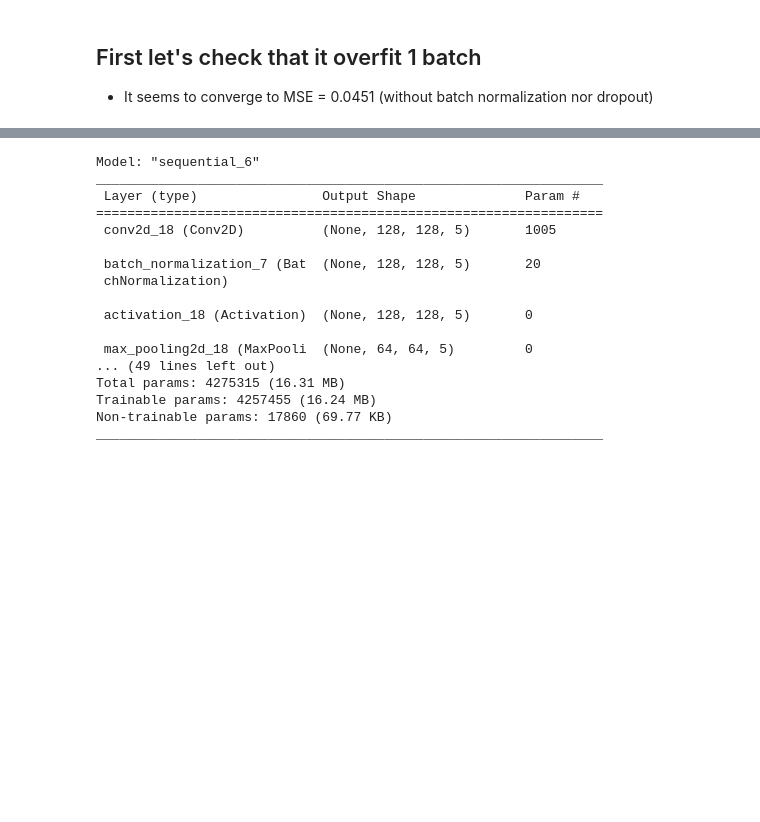
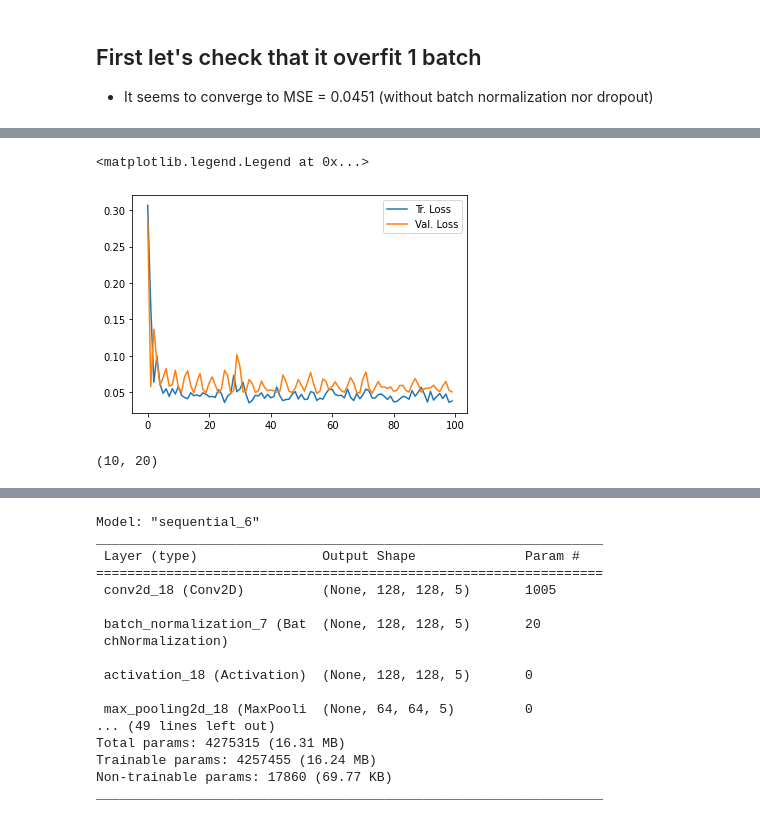
Before and after one commit to Martindelosrios/MaDaMe, a Jupyter notebook: codes/CNNs.ipynb, the cells around one changed output, grey strips where cells are left out. Drawn from its saved outputs; the diff is of its cells as text; code cells hidden in the pictures; blank space fills up the shorter version.

Commit message:
empece a hacer unas redes con torch

```diff
--- a/codes/CNNs.ipynb
+++ b/codes/CNNs.ipynb
@@ -134,0 +204,9 @@ output_dim        = y_trainset.shape[1]
+# %%
+
+actFunction = torch.relu  # Función de activación ReLU
+
+# Crear el modelo
+model = ConvNet(input_shape, intermediate_dim1, intermediate_dim2, intermediate_dim3, intermediate_dim4, output_dim, actFunction)
+
+# Mostrar la estructura del modelo
+print(model)
@@ -134,0 +225,23 @@ output_dim        = y_trainset.shape[1]
+# %%
+class CustomDataset(Dataset):
+    def __init__(self, x_data, y_data):
+        self.x_data = x_data
+        self.y_data = y_data
+
+    def __len__(self):
+        return len(self.x_data)
+
+    def __getitem__(self, idx):
+        # Convertir las imágenes y etiquetas a tensores
+        image = torch.tensor(self.x_data[idx], dtype=torch.float32)
+        label = torch.tensor(self.y_data[idx], dtype=torch.float32)
+        return image, label
+# %%
+# Crear los DataLoaders para entrenamiento y validación
+train_dataset = CustomDataset(x_trainset, y_trainset)
+val_dataset = CustomDataset(x_valset, y_valset)
+test_dataset = CustomDataset(x_testset, y_testset)
+
+train_loader = DataLoader(train_dataset, batch_size=32, shuffle=True)
+val_loader = DataLoader(val_dataset, batch_size=32, shuffle=False)
+test_loader = DataLoader(test_dataset, batch_size=32, shuffle=False)
@@ -134,0 +252,4 @@ output_dim        = y_trainset.shape[1]
+# %%
+# 4. Definir la función de pérdida y el optimizador
+criterion = nn.MSELoss()  # Para un problema de regresión o imagen de salida continua
+optimizer = optim.Adam(model.parameters(), lr=0.001)
@@ -134,0 +331,27 @@ output_dim        = y_trainset.shape[1]
+# %%
+plt.plot(train_loss, label = 'Tr. Loss')
+plt.plot(val_loss, label = 'Val. Loss')
+plt.legend()
+# %% [output]
+<matplotlib.legend.Legend at 0x...>
+[figure, added]
+# %%
+model.eval()  # Asegúrate de que el modelo esté en modo evaluación
+y_predicted = []  # Lista para almacenar las predicciones
+
+# Desactivamos el cálculo de gradientes durante la predicción
+with torch.no_grad():
+    for inputs, _ in test_loader:  # Usamos _ porque no necesitamos las etiquetas en x_testset
+
+        # Hacer predicciones
+        outputs = model(inputs)
+
+        # Almacenar las predicciones (por ejemplo, como numpy arrays)
+        y_predicted.append(outputs.numpy())  # Si necesitas los resultados como numpy
+
+# Convertir la lista de predicciones en un solo array
+y_predicted = np.concatenate(y_predicted, axis=0)
+
+print(y_predicted.shape)  # Esto te dará la forma de las predicciones
+# %% [output]
+(10, 20)
```
Also changed, not shown: parts of 11 cells of this notebook.
